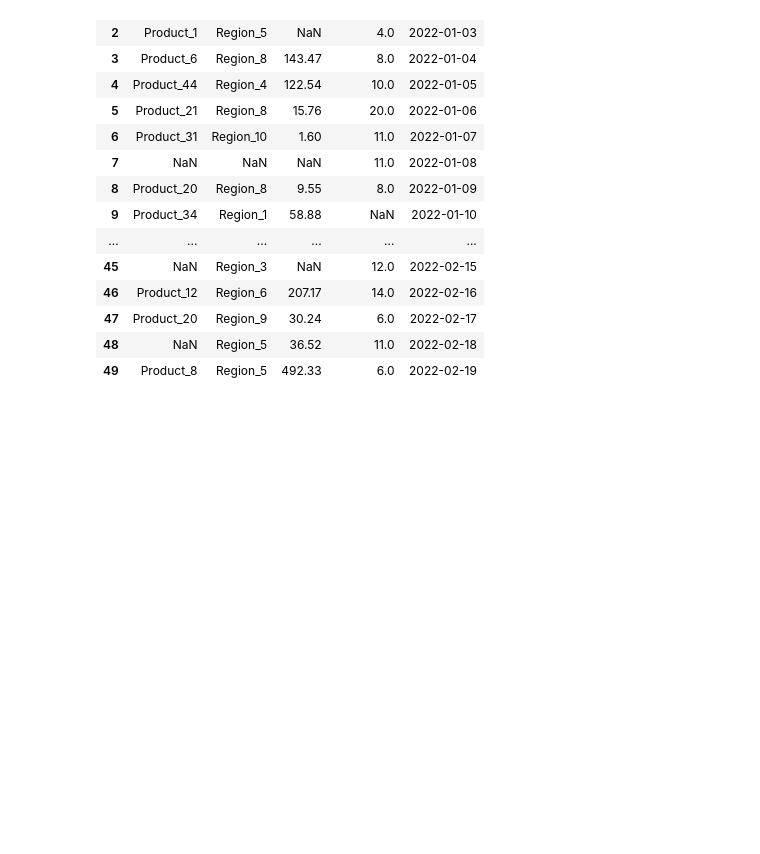
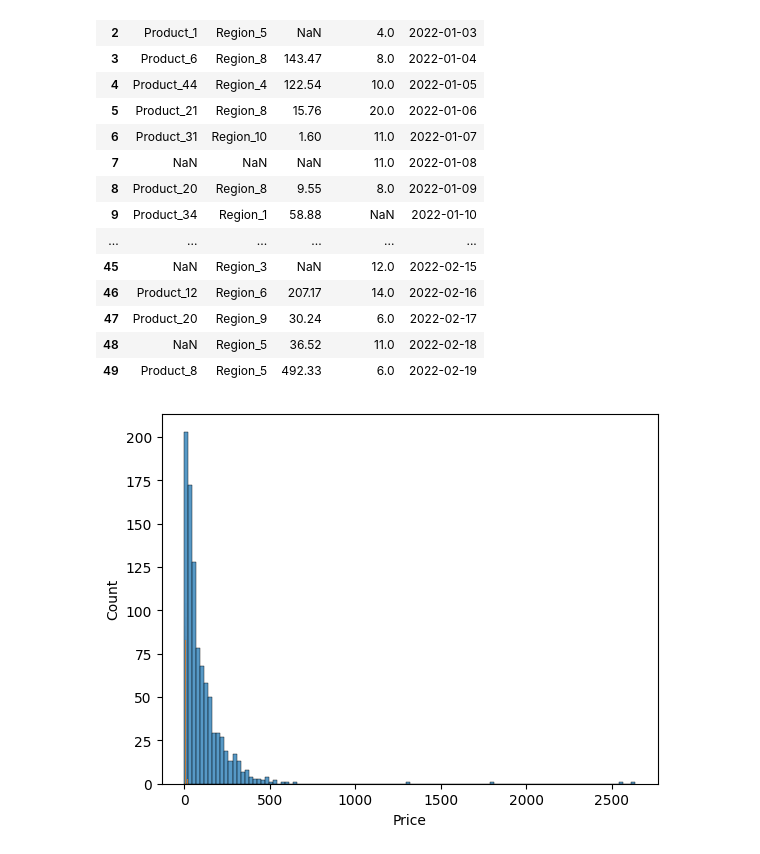
Before and after one commit to darrens2k/intro-to-data-science, a Jupyter notebook: Assignment_1.ipynb, the cells around one changed output. Drawn from its saved outputs; the diff is of its cells as text; code cells hidden in the pictures; blank space fills up the shorter version.

```diff
--- a/Assignment_1.ipynb
+++ b/Assignment_1.ipynb
@@ -63,0 +58,10 @@ data.head(50)
+# %%
+# testing cell 2
+
+# univariate analysis on price
+
+sns.histplot(data['Price'])
+
+# note that there appears to be ann exponential decay of some sort, fewer items sold at higher prices
+# %% [output]
+[figure, added]
```
Also changed, not shown: parts of 19 cells of this notebook.
